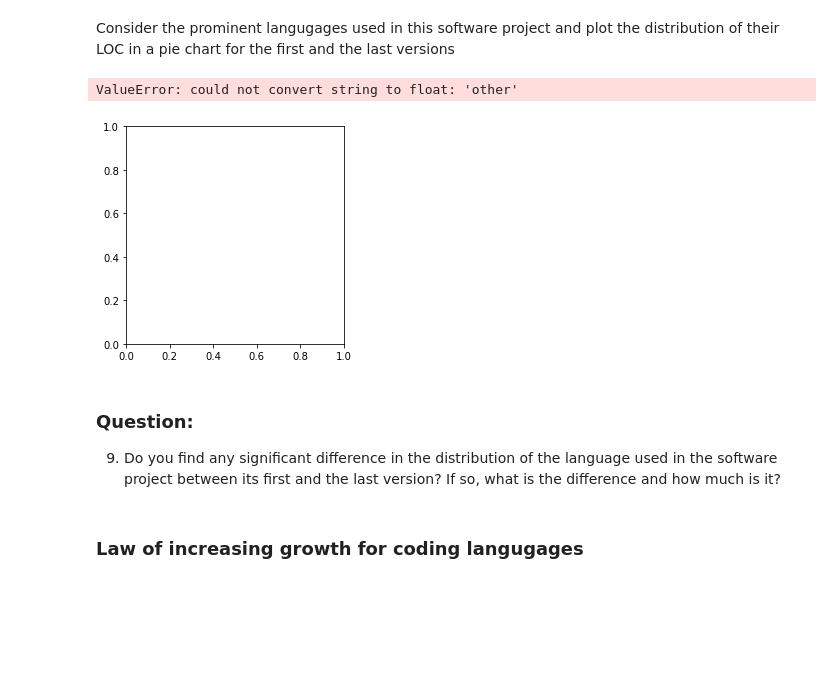
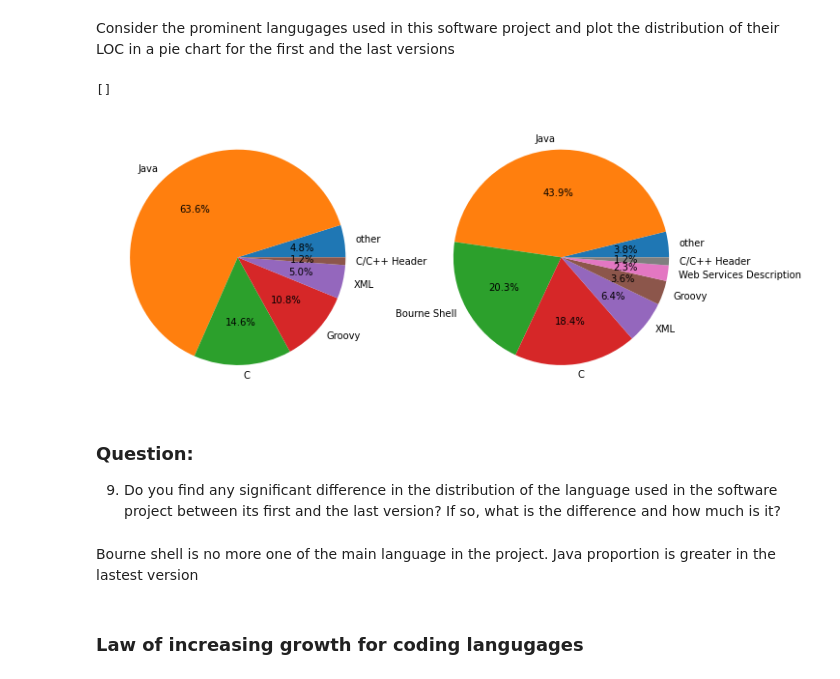
Before and after one commit to Arnaud458/Software_evolution_TP2_2023, a Jupyter notebook: TP2_section2.ipynb, the cells around one changed output. Drawn from its saved outputs; the diff is of its cells as text; code cells hidden in the pictures; blank space fills up the shorter version.

```diff
--- a/TP2_section2.ipynb
+++ b/TP2_section2.ipynb
@@ -232,32 +257,38 @@ result = scipy.stats.linregress(a, b)
 # %% [markdown]
 Consider the prominent langugages used in this software project and plot the distribution of their LOC in a pie chart for the first and the last versions
 # %%
-df4 = pd.read_csv("data.csv", delimiter = ',')
+df_current = pd.read_csv("data/data.csv", delimiter = ',')
+df_14 = pd.read_csv("data/data2.csv", delimiter = ',')
 # %%
-languages = df4["language"]
-sizes = df4["code"]
+def compute_pie(df)  :
+    languages = df["language"]
+    sizes = df["code"]
 
-total = sum(sizes)
-displayed_languages = {"other": 0}
-other_languages = {}
+    total = sum(sizes)
+    displayed_languages = {"other": 0}
 
-for language, size in zip(languages, sizes):
-    if size < 0.01 * total:
-        displayed_languages["other"] += size
-        other_languages[language] = size
-    else:
-        displayed_languages[language] = size
+    for language, size in zip(languages, sizes):
+        if size < 0.01 * total:
+            displayed_languages["other"] += int(size)
+        else:
+            displayed_languages[language] = int(size)
+    return displayed_languages
 
-fig, ax = plt.subplots()
-ax.pie(displayed_languages.keys(), labels=displayed_languages.values(), autopct='%1.1f%%')
+dict1 = compute_pie(df_current)
+dict2 = compute_pie(df_14)
 
+fig, axs = plt.subplots(1, 2, figsize=(11, 11))
+axs[0].pie(dict1.values(), labels=dict1.keys(), autopct='%1.1f%%')
+axs[1].pie(dict2.values(), labels=dict2.keys(), autopct='%1.1f%%')
 plt.plot()
 # %% [output]
-ValueError: could not convert string to float: 'other'
+[]
-[figure, old version]
+[figure, new version]
 # %% [markdown]
 ### Question:
 9. Do you find any significant difference in the distribution of the language used in the software project between its first and the last version? If so, what is the difference and how much is it?
+# %% [markdown]
+Bourne shell is no more one of the main language in the project. Java proportion is greater in the lastest version
 # %% [markdown]
 ### Law of increasing growth for coding langugages
 # %% [markdown]
```
Also changed, not shown: parts of 6 cells of this notebook, 36 other files.
